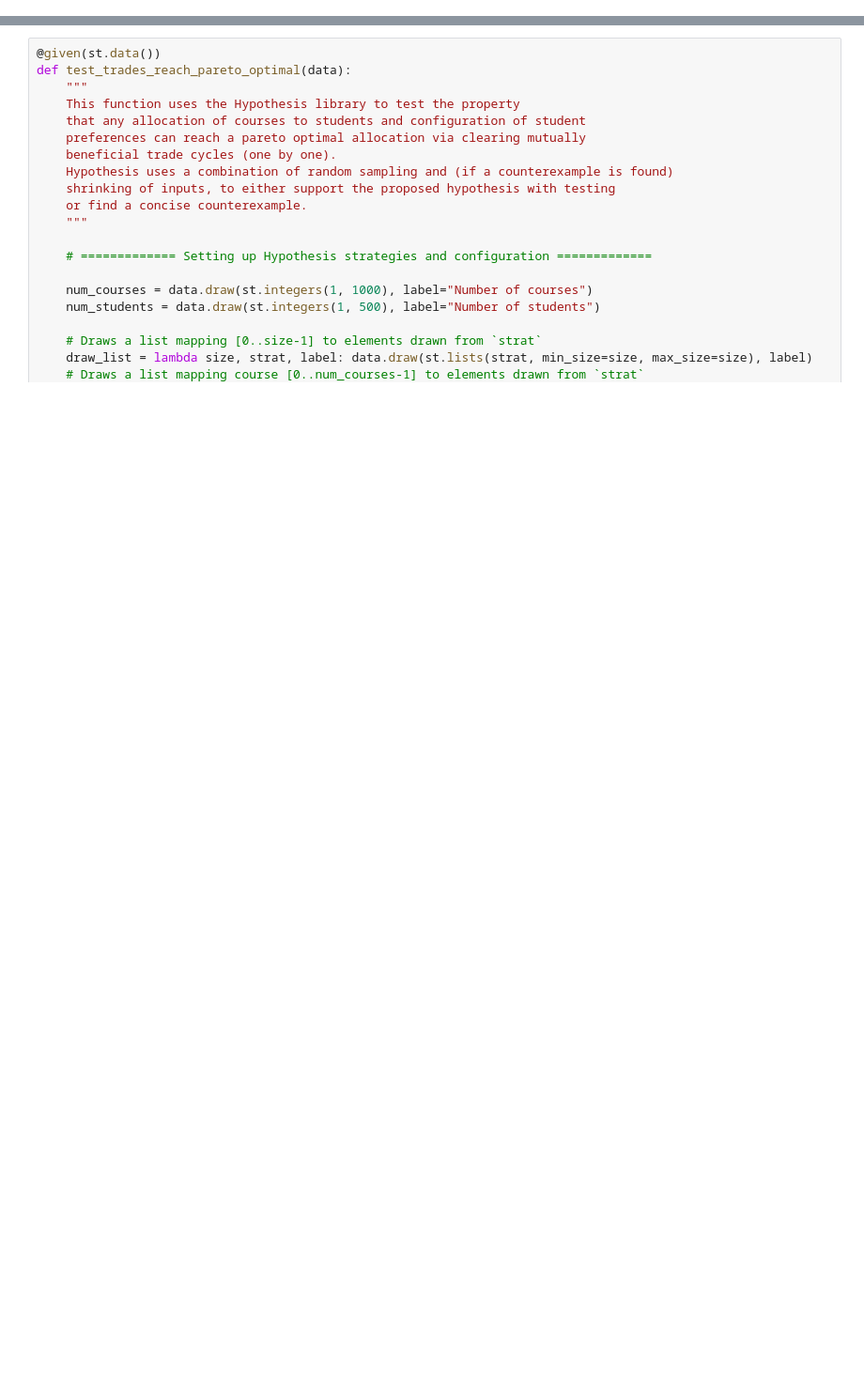
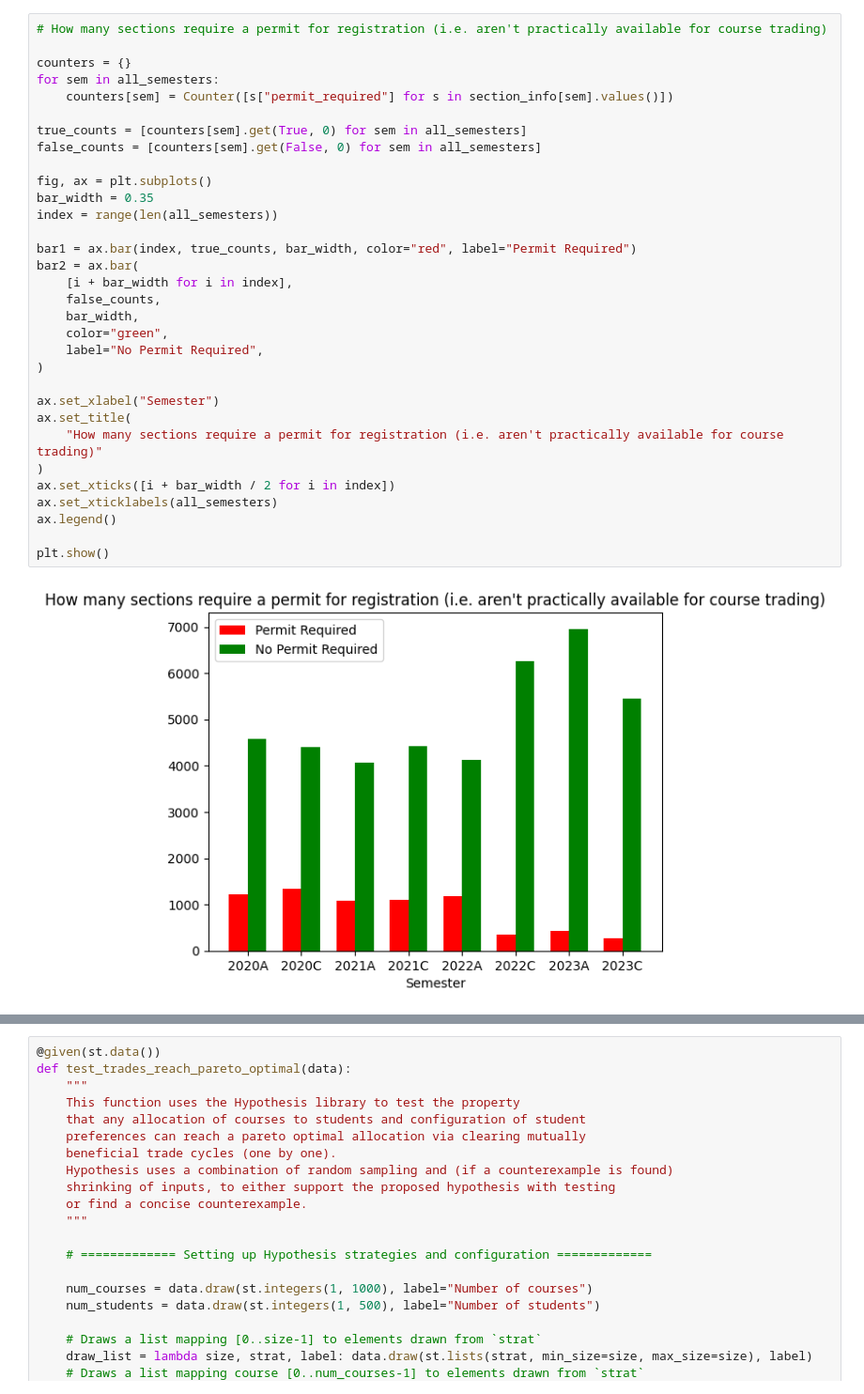
Before and after one commit to mureytasroc/course-trading, a Jupyter notebook: pareto_optimality.ipynb, the cells around one changed output, grey strips where cells are left out. Shown: that part at 94% size. Saved outputs shown, nothing was run; the diff lists cells and outputs as text; blank space fills up the shorter version.

```diff
--- a/pareto_optimality.ipynb
+++ b/pareto_optimality.ipynb
@@ -35,0 +284,34 @@ def clear_trades(num_courses, num_students, desired_num_courses, course_preferen
+# %%
+# How many sections require a permit for registration (i.e. aren't practically available for course trading)
+
+counters = {}
+for sem in all_semesters:
+    counters[sem] = Counter([s["permit_required"] for s in section_info[sem].values()])
+
+true_counts = [counters[sem].get(True, 0) for sem in all_semesters]
+false_counts = [counters[sem].get(False, 0) for sem in all_semesters]
+
+fig, ax = plt.subplots()
+bar_width = 0.35
+index = range(len(all_semesters))
+
+bar1 = ax.bar(index, true_counts, bar_width, color="red", label="Permit Required")
+bar2 = ax.bar(
+    [i + bar_width for i in index],
+    false_counts,
+    bar_width,
+    color="green",
+    label="No Permit Required",
+)
+
+ax.set_xlabel("Semester")
+ax.set_title(
+    "How many sections require a permit for registration (i.e. aren't practically available for course trading)"
+)
+ax.set_xticks([i + bar_width / 2 for i in index])
+ax.set_xticklabels(all_semesters)
+ax.legend()
+
+plt.show()
+# %% [output]
+[figure, added]
```
Also changed, not shown: parts of 52 cells of this notebook, 5 other files.
